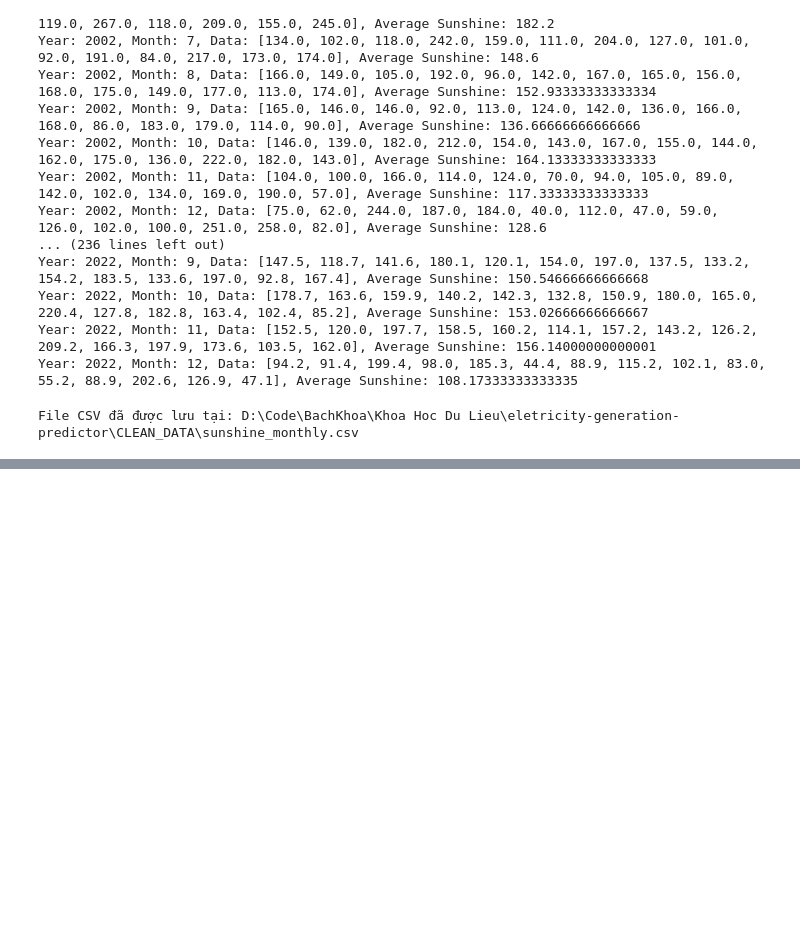
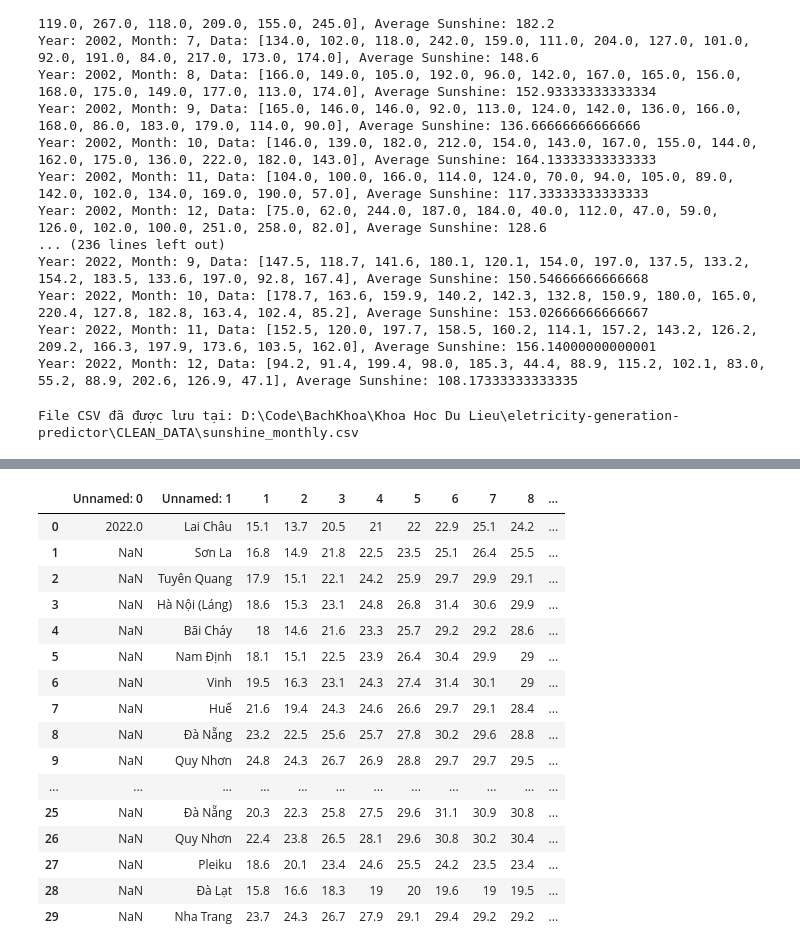
Before and after one commit to phatdtvdvt/Electricity-generation-predictor, a Jupyter notebook: [Part 1] Handling_Raw_Data.ipynb, the cells around one changed output, grey strips where cells are left out. Drawn from its saved outputs; the diff is of its cells as text; code cells hidden in the pictures; blank space fills up the shorter version.

```diff
--- a/[Part 1] Handling_Raw_Data.ipynb
+++ b/[Part 1] Handling_Raw_Data.ipynb
@@ -361,0 +564,23 @@ File CSV đã được lưu tại: D:\Code\BachKhoa\Khoa Hoc Du Lieu\eletricity-
+# %%
+file_path2 = r'D:\Code\BachKhoa\Khoa Hoc Du Lieu\eletricity-generation-predictor\RAW_DATA\V01.14 (temperature).xlsx'  # Thay thế bằng đường dẫn thực tế đến file Excel của bạn
+df2 = pd.read_excel(file_path2)
+# %%
+df2.head(30)
+# %% [output]
+|  | Unnamed: 0 | Unnamed: 1 | 1 | 2 | 3 | 4 | 5 | 6 | 7 | 8 | ... |
+| 0 | 2022.0 | Lai Châu | 15.1 | 13.7 | 20.5 | 21 | 22 | 22.9 | 25.1 | 24.2 | ... |
+| 1 | NaN | Sơn La | 16.8 | 14.9 | 21.8 | 22.5 | 23.5 | 25.1 | 26.4 | 25.5 | ... |
+| 2 | NaN | Tuyên Quang | 17.9 | 15.1 | 22.1 | 24.2 | 25.9 | 29.7 | 29.9 | 29.1 | ... |
+| 3 | NaN | Hà Nội (Láng) | 18.6 | 15.3 | 23.1 | 24.8 | 26.8 | 31.4 | 30.6 | 29.9 | ... |
+| 4 | NaN | Bãi Cháy | 18 | 14.6 | 21.6 | 23.3 | 25.7 | 29.2 | 29.2 | 28.6 | ... |
+| 5 | NaN | Nam Định | 18.1 | 15.1 | 22.5 | 23.9 | 26.4 | 30.4 | 29.9 | 29 | ... |
+| 6 | NaN | Vinh | 19.5 | 16.3 | 23.1 | 24.3 | 27.4 | 31.4 | 30.1 | 29 | ... |
+| 7 | NaN | Huế | 21.6 | 19.4 | 24.3 | 24.6 | 26.6 | 29.7 | 29.1 | 28.4 | ... |
+| 8 | NaN | Đà Nẵng | 23.2 | 22.5 | 25.6 | 25.7 | 27.8 | 30.2 | 29.6 | 28.8 | ... |
+| 9 | NaN | Quy Nhơn | 24.8 | 24.3 | 26.7 | 26.9 | 28.8 | 29.7 | 29.7 | 29.5 | ... |
+| ... | ... | ... | ... | ... | ... | ... | ... | ... | ... | ... | ... |
+| 25 | NaN | Đà Nẵng | 20.3 | 22.3 | 25.8 | 27.5 | 29.6 | 31.1 | 30.9 | 30.8 | ... |
+| 26 | NaN | Quy Nhơn | 22.4 | 23.8 | 26.5 | 28.1 | 29.6 | 30.8 | 30.2 | 30.4 | ... |
+| 27 | NaN | Pleiku | 18.6 | 20.1 | 23.4 | 24.6 | 25.5 | 24.2 | 23.5 | 23.4 | ... |
+| 28 | NaN | Đà Lạt | 15.8 | 16.6 | 18.3 | 19 | 20 | 19.6 | 19 | 19.5 | ... |
+| 29 | NaN | Nha Trang | 23.7 | 24.3 | 26.7 | 27.9 | 29.1 | 29.4 | 29.2 | 29.2 | ... |
```
Also changed, not shown: parts of 27 cells of this notebook, 5 other files.
